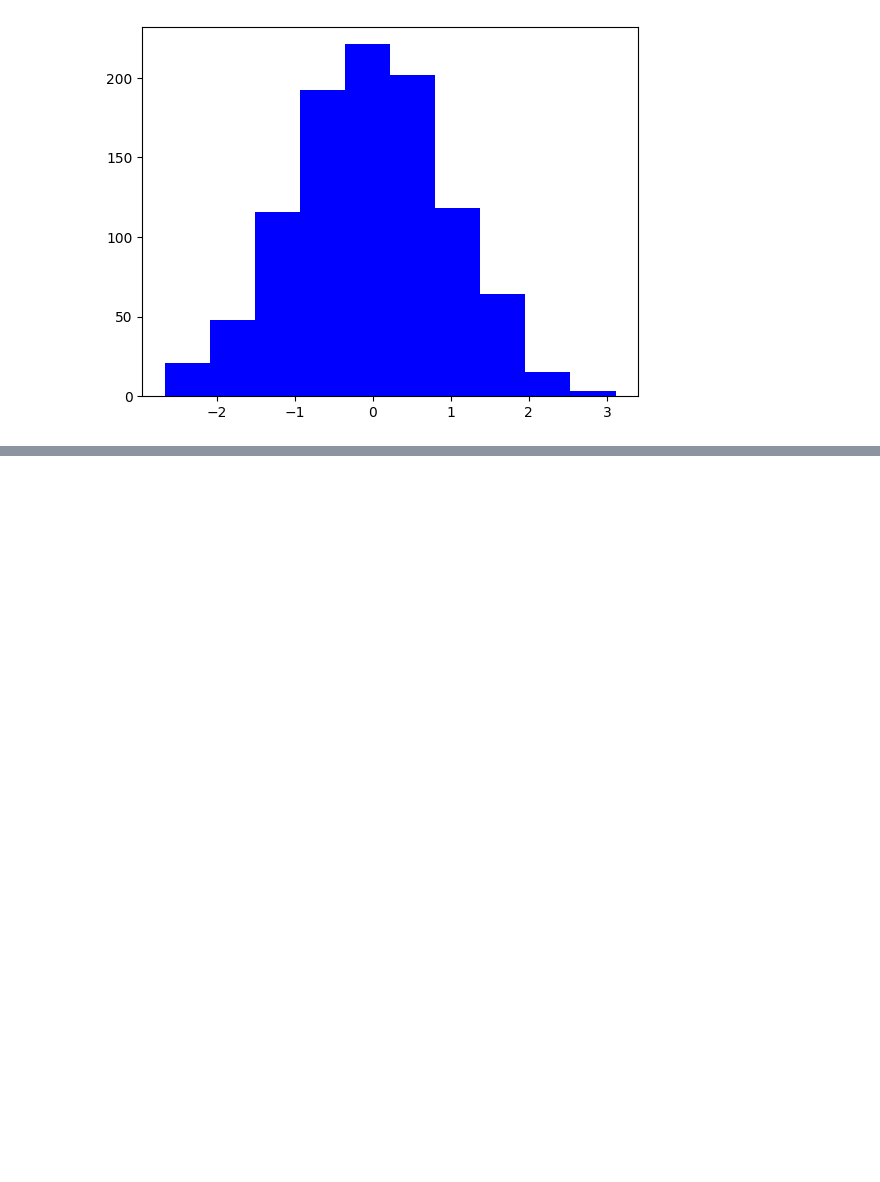
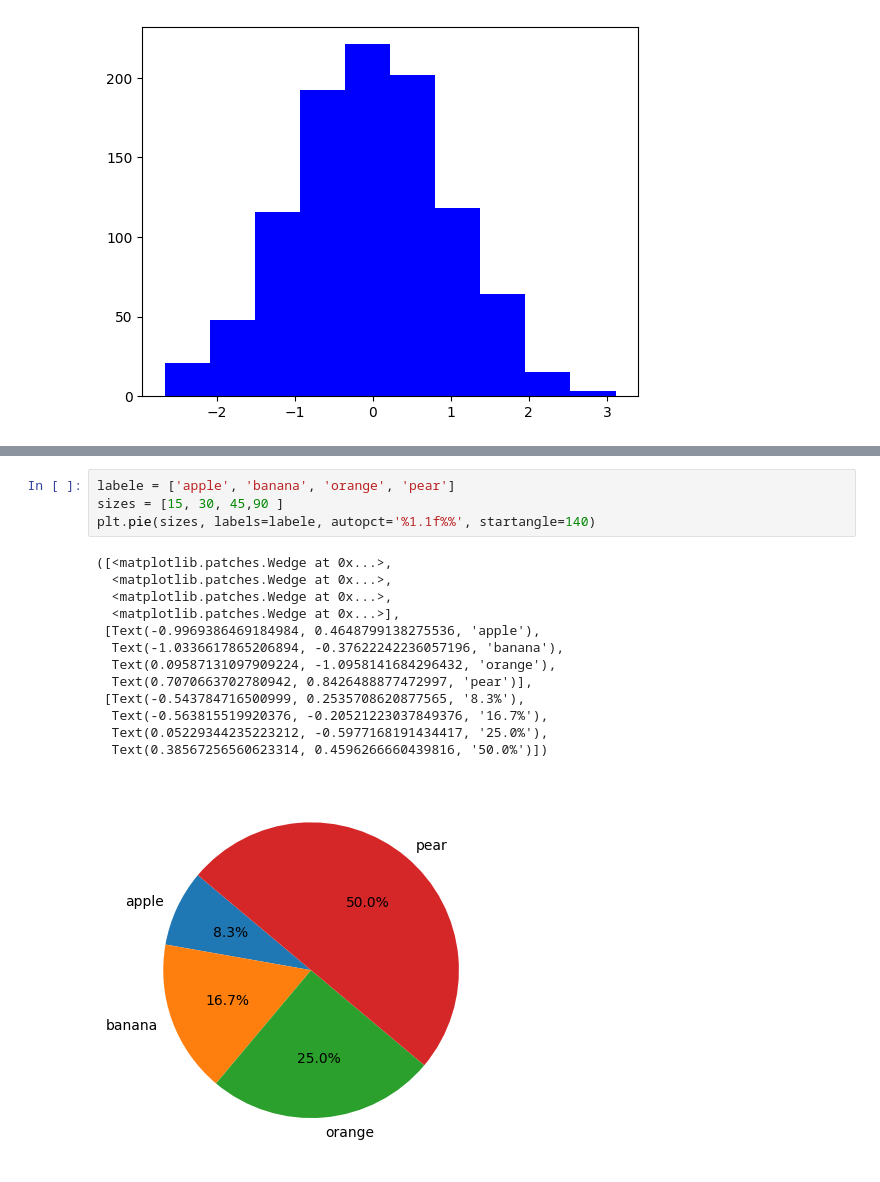
Before and after one commit to Avanish7974/Matplotlib, a Jupyter notebook: histogram.ipynb, the cells around one changed output, grey strips where cells are left out. Cells and saved outputs as stored; diff of their text form; blank space fills up the shorter version.

```diff
--- a/histogram.ipynb
+++ b/histogram.ipynb
@@ -8,0 +28,18 @@ plt.show()
+# %%
+labele = ['apple', 'banana', 'orange', 'pear']
+sizes = [15, 30, 45,90 ]
+plt.pie(sizes, labels=labele, autopct='%1.1f%%', startangle=140)
+# %% [output]
+([<matplotlib.patches.Wedge at 0x...>,
+  <matplotlib.patches.Wedge at 0x...>,
+  <matplotlib.patches.Wedge at 0x...>,
+  <matplotlib.patches.Wedge at 0x...>],
+ [Text(-0.9969386469184984, 0.4648799138275536, 'apple'),
+  Text(-1.0336617865206894, -0.37622242236057196, 'banana'),
+  Text(0.09587131097909224, -1.0958141684296432, 'orange'),
+  Text(0.7070663702780942, 0.8426488877472997, 'pear')],
+ [Text(-0.543784716500999, 0.2535708620877565, '8.3%'),
+  Text(-0.563815519920376, -0.20521223037849376, '16.7%'),
+  Text(0.05229344235223212, -0.5977168191434417, '25.0%'),
+  Text(0.38567256560623314, 0.4596266660439816, '50.0%')])
+[figure, added]
```
Also changed, not shown: parts of 2 cells of this notebook.
